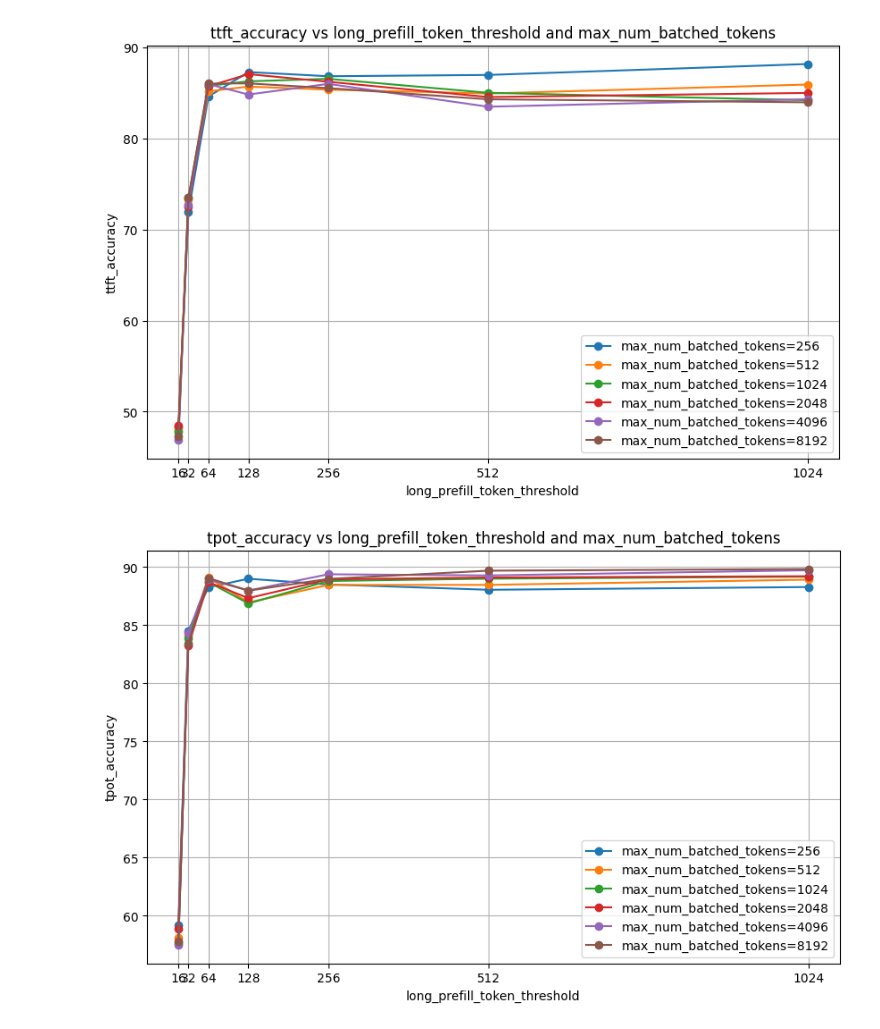
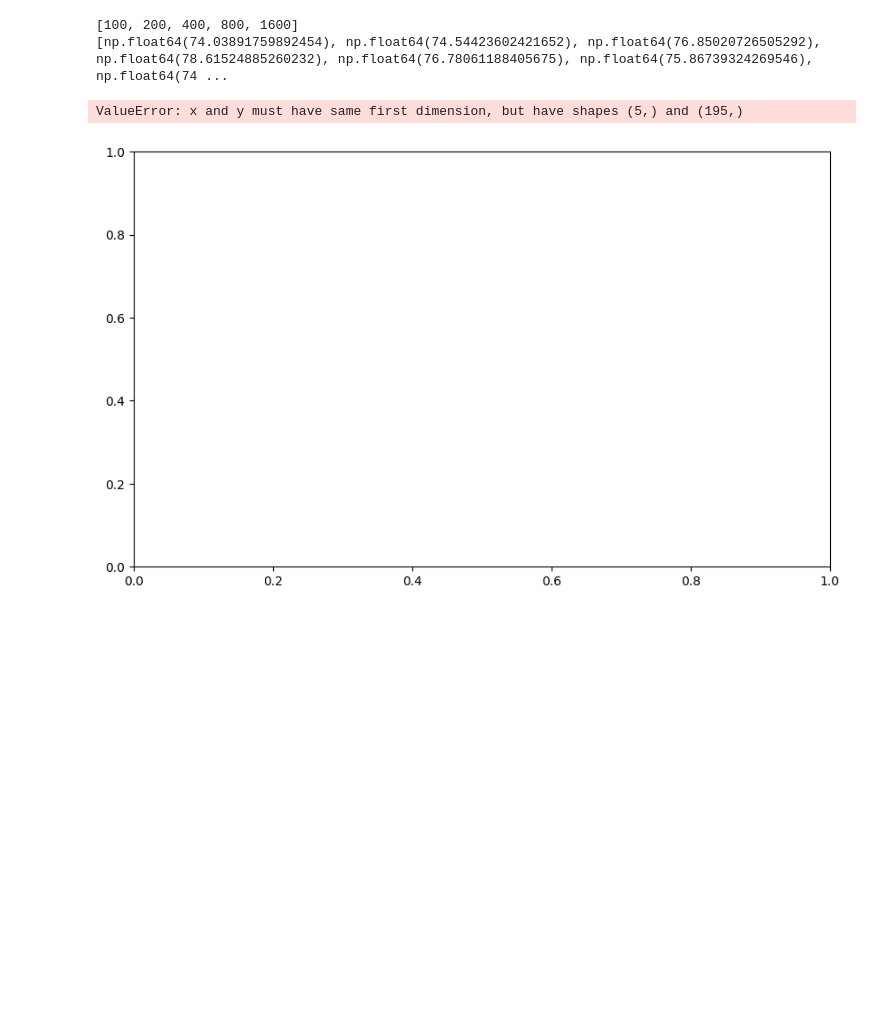
Before and after one commit to inference-sim/pytools, a Jupyter notebook: experiments/sim_data_analysis.ipynb, the cells around one changed output. Saved outputs shown, nothing was run; the diff lists cells and outputs as text; code cells hidden in the pictures; blank space fills up the shorter version.

```diff
--- a/experiments/sim_data_analysis.ipynb
+++ b/experiments/sim_data_analysis.ipynb
@@ -2,12 +2,12 @@
 from utils import find_matching_experiments, parse_sim_results, parse_vllm_results, calculate_errors, plot_results
 import os
 
-vllm_dir = "profiling/minisweep"
-sim_dir = "profiling/minisweep_sim"
+vllm_dir = "../../inference-sim/largesweep"
+sim_dir = "../../inference-sim/results/sweep_params"
 
 sweep_configs = {
-    'num_prompts': [400],
-    'request_rate': [32],
+    'num_prompts': [100, 200, 400, 800, 1600],
+    'request_rate': [4,8,16,32,64,128],
     'temperature': [0.0],
     'max_num_batched_tokens': [256, 512, 1024, 2048, 4096, 8192],
     'long_prefill_token_threshold': [16, 32, 64, 128, 256, 512, 1024],
@@ -16,8 +16,8 @@ sweep_configs = {
 
 
 # graphing parameters
-x_axis = 'long_prefill_token_threshold'
-y_axis = 'max_num_batched_tokens'
+x_axis = 'num_prompts'
+y_axis = 'request_rate'
 metrics = ['ttft_accuracy', 'tpot_accuracy', 'e2e_accuracy', 'duration_accuracy']
 plotting_data = {}
 for metric in metrics:
@@ -39,10 +39,14 @@ for sim_file, vllm_file, config in matching_pairs:
 
     # Calculate errors
     errors = calculate_errors(sim_results, vllm_results)
+
+    print(errors)
     # Print results
     for metric, value in errors.items():
         if metric in metrics:
             if plotting_data[metric].get(str(config[y_axis])) is None:
-                plotting_data[metric][str(config[y_axis])] = []
-            plotting_data[metric][str(config[y_axis])].append(value)
+                plotting_data[metric][str(config[y_axis])] = {}
+            if str(config[x_axis]) not in plotting_data[metric][str(config[y_axis])]:
+                plotting_data[metric][str(config[y_axis])][str(config[x_axis])] = []
+            plotting_data[metric][str(config[y_axis])][str(config[x_axis])].append(value)
 # %% [output]
@@ -66,6 +184,8 @@ Processing: exp_400p_32r_0.0t_8192mbt_1024lpt_sharegpt.txt
 # %%
 
-plot_results(plotting_data, x_axis, y_axis, sweep_configs)
+plot_results(plotting_data, x_axis, y_axis, sweep_configs, plot_type="line")
 # %% [output]
+[100, 200, 400, 800, 1600]
+[np.float64(74.03891759892454), np.float64(74.54423602421652), np.float64(76.85020726505292), np.float64(78.61524885260232), np.float64(76.78061188405675), np.float64(75.86739324269546), np.float64(74 ...
+ValueError: x and y must have same first dimension, but have shapes (5,) and (195,)
-[figure, old version]
+[figure, new version]
-[figure, removed]
```
Also changed, not shown: parts of 4 cells of this notebook, 6 other files.
